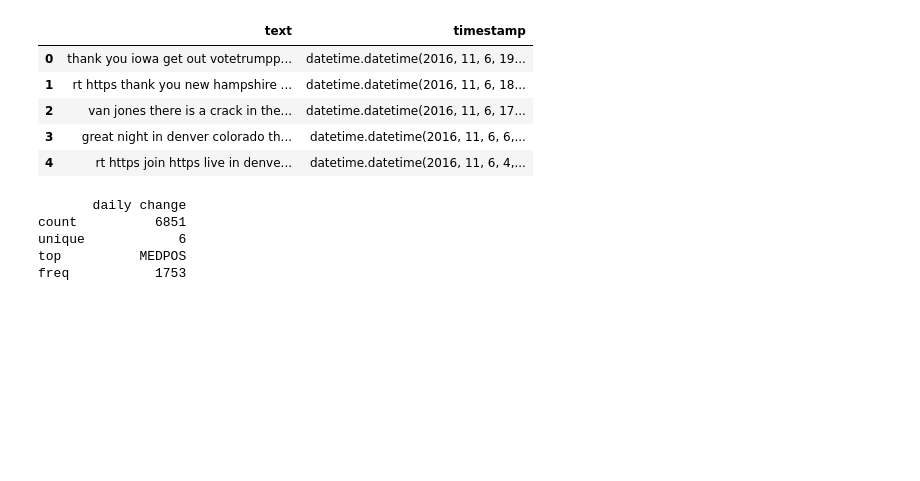
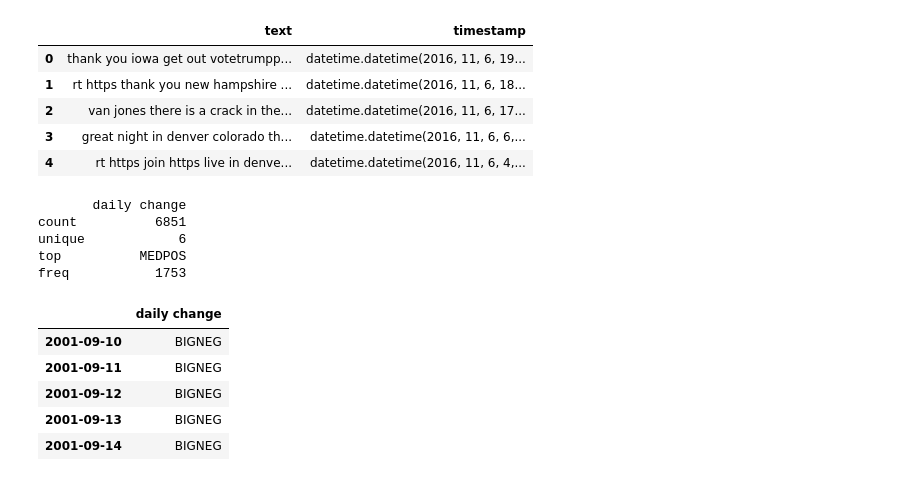
Before and after one commit to vvenla/trumponator, a Jupyter notebook: source/combine_tweets_and_stocks.ipynb, the cells around one changed output. Cells and saved outputs as stored; diff of their text form; code cells hidden in the pictures; blank space fills up the shorter version.

```diff
--- a/source/combine_tweets_and_stocks.ipynb
+++ b/source/combine_tweets_and_stocks.ipynb
@@ -40,6 +40,15 @@ count          6851
 unique            6
 top          MEDPOS
 freq           1753
+# %%
+stock_df.head()
+# %% [output]
+|  | daily change |
+| 2001-09-10 | BIGNEG |
+| 2001-09-11 | BIGNEG |
+| 2001-09-12 | BIGNEG |
+| 2001-09-13 | BIGNEG |
+| 2001-09-14 | BIGNEG |
 # %%
 #combine the data
 
```
Also changed, not shown: parts of 1 cell of this notebook, 5 other files.
